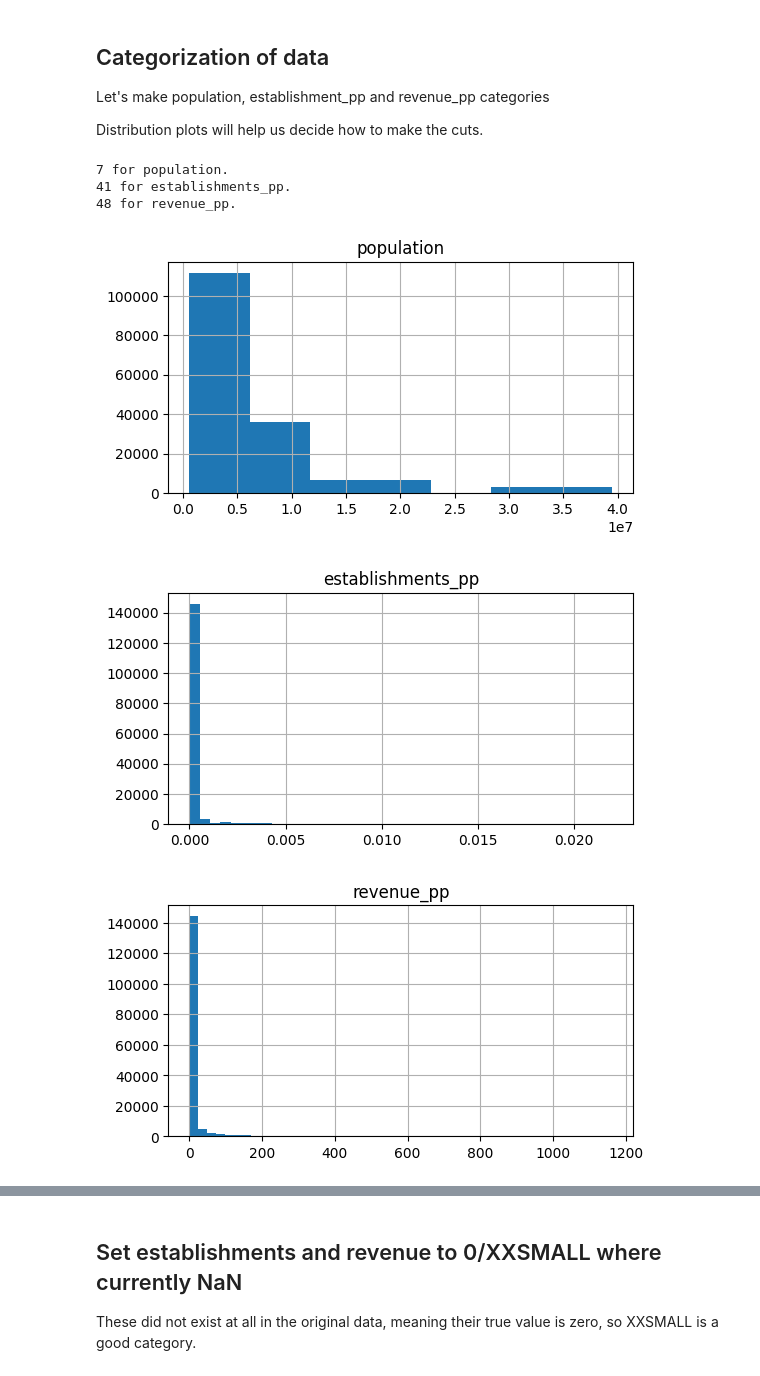
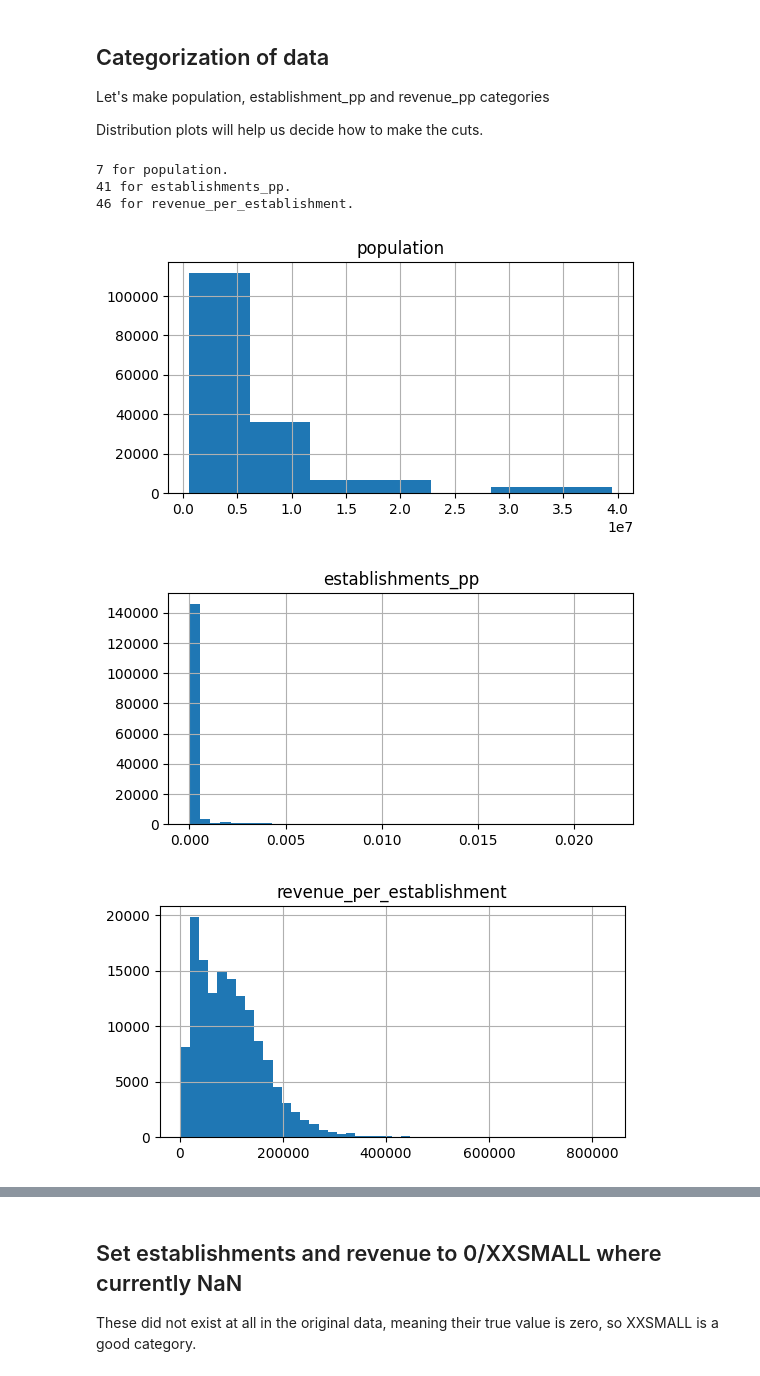
Before and after one commit to jsf80238/data_science, a Jupyter notebook: notebooks/death_rate.ipynb, the cells around one changed output, grey strips where cells are left out. Drawn from its saved outputs; the diff is of its cells as text; code cells hidden in the pictures.

```diff
--- a/notebooks/death_rate.ipynb
+++ b/notebooks/death_rate.ipynb
@@ -628,0 +645,7 @@ df
+# %%
+REVENUE_PER_ESTABLISHMENT = "revenue_per_establishment"
+df[REVENUE_PER_ESTABLISHMENT] = df[REVENUE_IN_THOUSANDS] * 1000 / df[ESTABLISHMENT_COUNT]
+
+more_suspects_df = df[[POPULATION, REVENUE_IN_THOUSANDS, ESTABLISHMENT_COUNT, ESTABLISHMENTS_PP, REVENUE_PER_ESTABLISHMENT, REVENUE_PP]]
+correlation_matrix = more_suspects_df.corr()
+sns.heatmap(correlation_matrix, annot=True, cmap='coolwarm')
@@ -628,0 +659,3 @@ df
+# %%
+df.drop(columns=[REVENUE_IN_THOUSANDS, REVENUE_PP], inplace=True)
+df.info()
@@ -632,19 +684,19 @@ Let's make population, establishment_pp and revenue_pp categories
 
 Distribution plots will help us decide how to make the cuts.
 # %%
-for column_name in POPULATION, ESTABLISHMENTS_PP, REVENUE_PP:
+for column_name in POPULATION, ESTABLISHMENTS_PP, REVENUE_PER_ESTABLISHMENT:
     number_of_observations = df[column_name].nunique()
     # Rice's rule
     suggested_bin_count = int(math.cbrt(number_of_observations)*2)
     print(f"{suggested_bin_count} for {column_name}.")
     df.hist(column=column_name, bins=suggested_bin_count, figsize=(6, 3))
 # %% [output]
 7 for population.
 41 for establishments_pp.
-48 for revenue_pp.
+46 for revenue_per_establishment.
 [figure]
 [figure]
-[figure, old version]
+[figure, new version]
 # %% [markdown]
 ## Binning conclusion
 Population: 7 cuts based on absolute population
```
Also changed, not shown: parts of 29 cells of this notebook.
